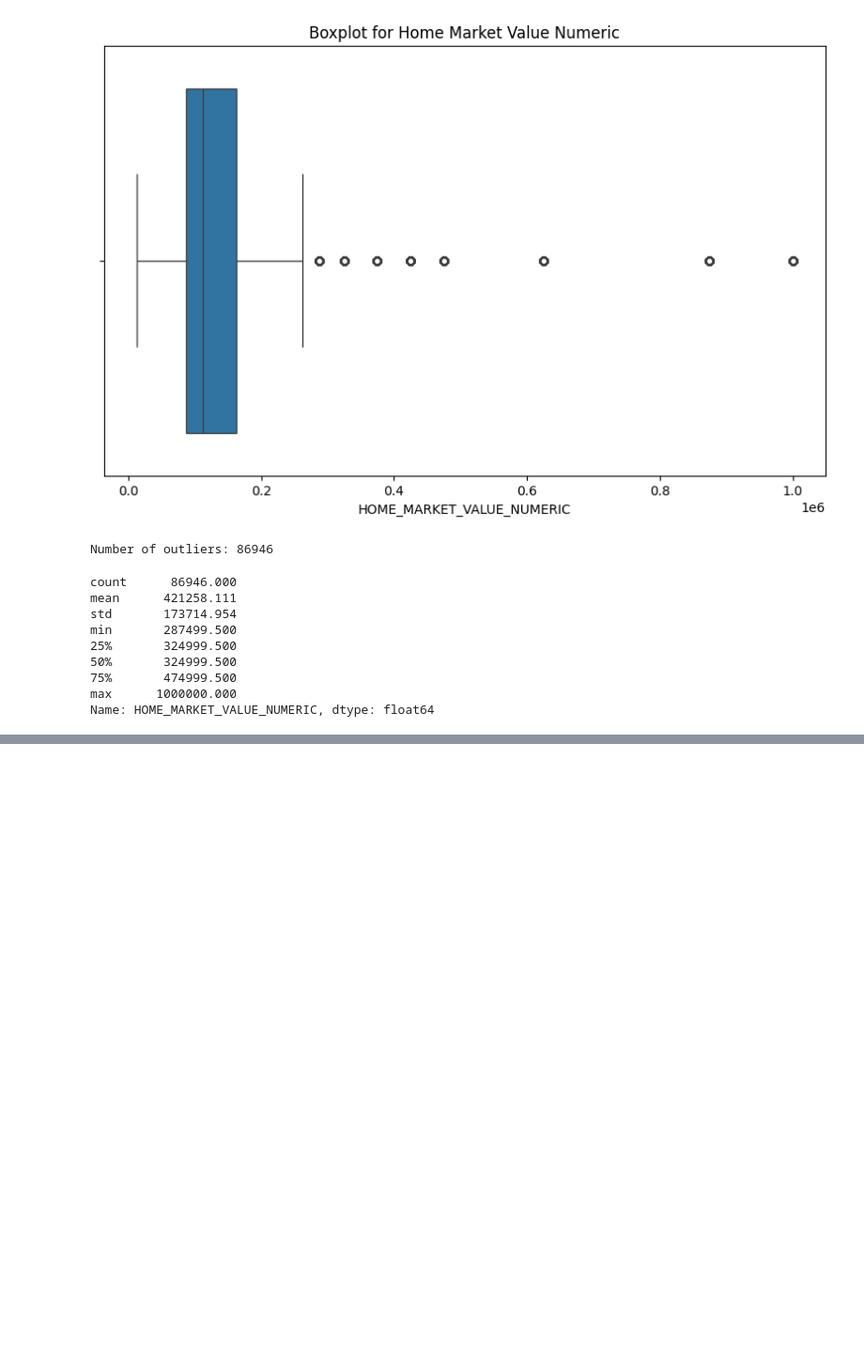
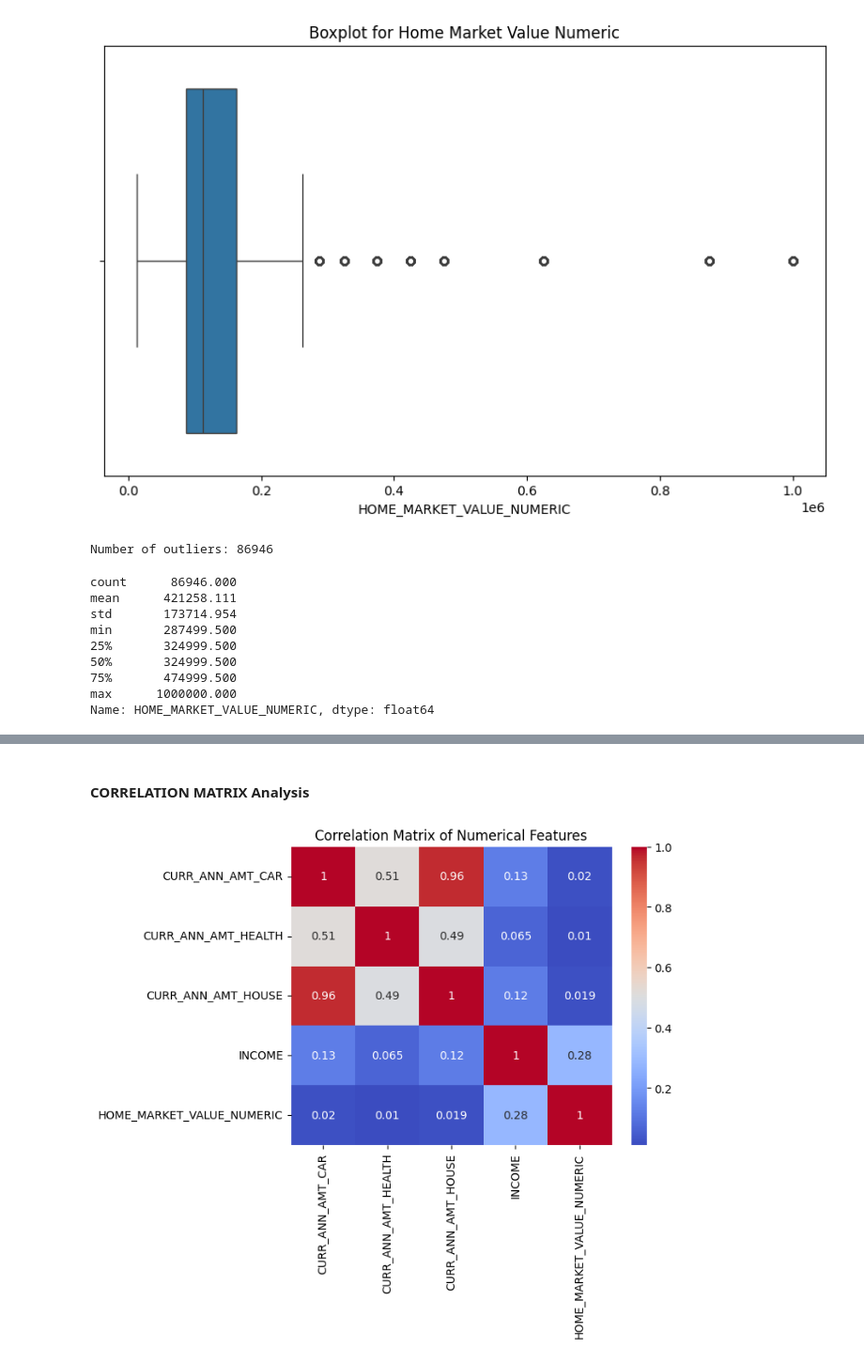
Before and after one commit to fabrizi0rigodanz0/Insurance_Analysis_ML, a Jupyter notebook: notebook.ipynb, the cells around one changed output, grey strips where cells are left out. Shown: that part at 94% size. Saved outputs shown, nothing was run; the diff lists cells and outputs as text; code cells hidden in the pictures; blank space fills up the shorter version.

```diff
--- a/notebook.ipynb
+++ b/notebook.ipynb
@@ -1321,0 +1336,15 @@ Name: HOME_MARKET_VALUE_NUMERIC, dtype: float64
+# %% [markdown]
+#### CORRELATION MATRIX Analysis
+# %%
+# Correct way to define a list of columns
+numerical_features = ['CURR_ANN_AMT_CAR', 'CURR_ANN_AMT_HEALTH', 'CURR_ANN_AMT_HOUSE', 'INCOME', 'HOME_MARKET_VALUE_NUMERIC']
+
+# Now you can compute the correlation matrix for the specified numerical features
+corr_matrix = df[numerical_features].corr()
+
+# Plotting the heatmap for the correlation matrix
+sns.heatmap(corr_matrix, annot=True, cmap='coolwarm')
+plt.title('Correlation Matrix of Numerical Features')
+plt.show()
+# %% [output]
+[figure, added]
```
Also changed, not shown: parts of 3 cells of this notebook.
